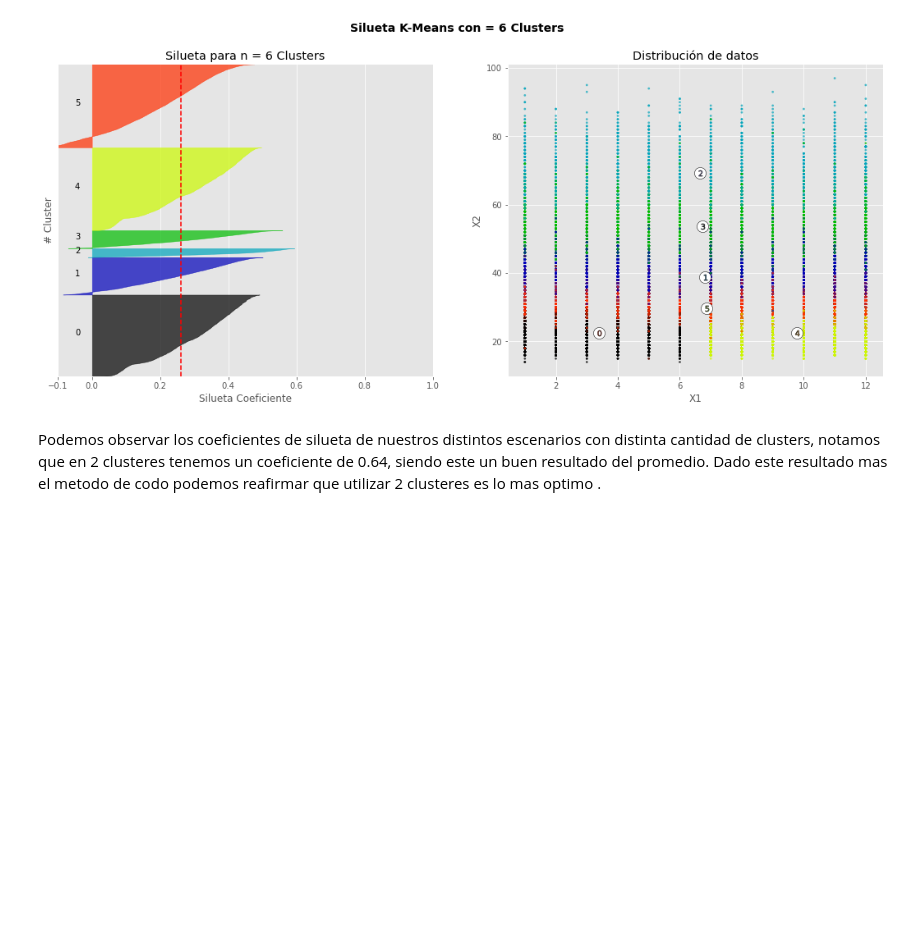
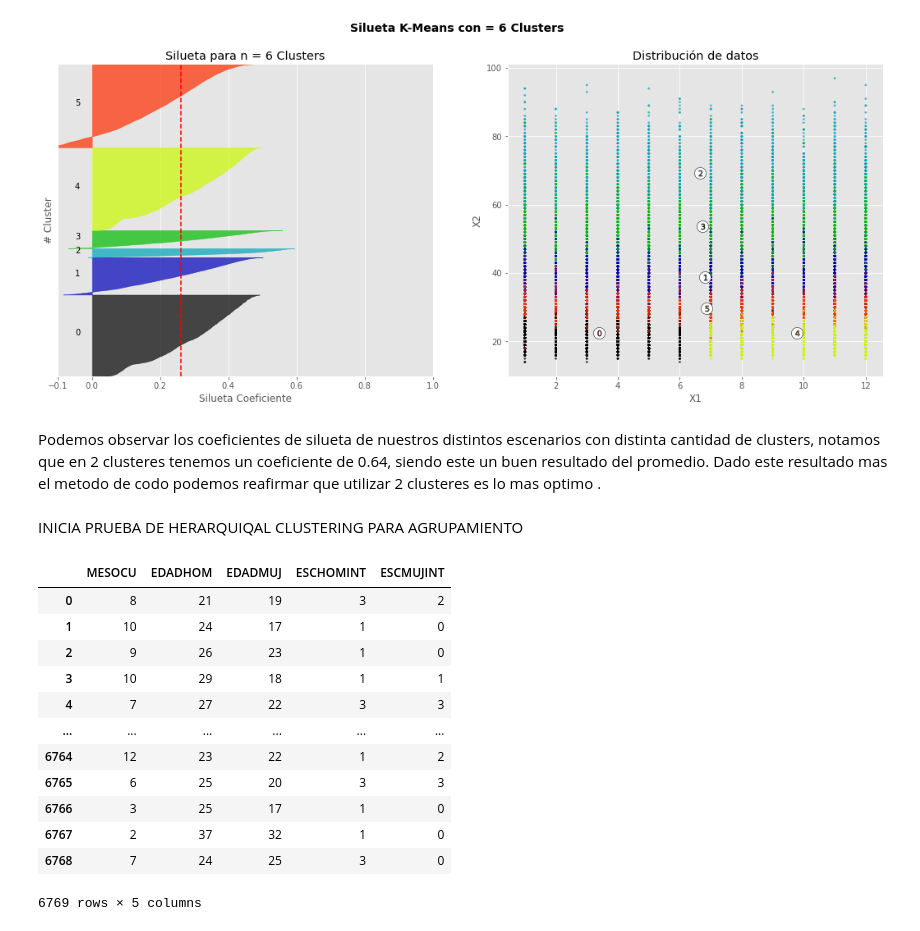
Before and after one commit to Diego223/ProyectoMiningData, a Jupyter notebook: PROYECTO1DM.ipynb, the cells around one changed output. Drawn from its saved outputs; the diff is of its cells as text; code cells hidden in the pictures; blank space fills up the shorter version.

```diff
--- a/PROYECTO1DM.ipynb
+++ b/PROYECTO1DM.ipynb
@@ -498,3 +498,25 @@ Con:  6 Clusters  La cantidad promedio de la silueta es : 0.2600252843572982
 [figure]
 # %% [markdown]
 Podemos observar los coeficientes de silueta de nuestros distintos escenarios con distinta cantidad de clusters, notamos que en 2 clusteres tenemos un coeficiente de 0.64, siendo este un buen resultado del promedio. Dado este resultado mas el metodo de codo podemos reafirmar que utilizar 2 clusteres es lo mas optimo .
+# %% [markdown]
+INICIA PRUEBA DE HERARQUIQAL CLUSTERING PARA AGRUPAMIENTO
+# %%
+# CREACION DE UNA MUESTRA RANDOM PEQUEñA
+DATA2 = DATAMATRIMONIOS[[ 'MESOCU', 'EDADHOM', 'EDADMUJ', 'ESCHOMINT', 'ESCMUJINT']].apply(pd.to_numeric)
+DATA2 = DATA2.sample(frac=0.01).reset_index(drop=True)
+CANTDATA2 = np.array(DATA2)
+DATA2
+# %% [output]
+|  | MESOCU | EDADHOM | EDADMUJ | ESCHOMINT | ESCMUJINT |
+| 0 | 8 | 21 | 19 | 3 | 2 |
+| 1 | 10 | 24 | 17 | 1 | 0 |
+| 2 | 9 | 26 | 23 | 1 | 0 |
+| 3 | 10 | 29 | 18 | 1 | 1 |
+| 4 | 7 | 27 | 22 | 3 | 3 |
+| ... | ... | ... | ... | ... | ... |
+| 6764 | 12 | 23 | 22 | 1 | 2 |
+| 6765 | 6 | 25 | 20 | 3 | 3 |
+| 6766 | 3 | 25 | 17 | 1 | 0 |
+| 6767 | 2 | 37 | 32 | 1 | 0 |
+| 6768 | 7 | 24 | 25 | 3 | 0 |
+6769 rows × 5 columns
```
Also changed, not shown: parts of 5 cells of this notebook.
